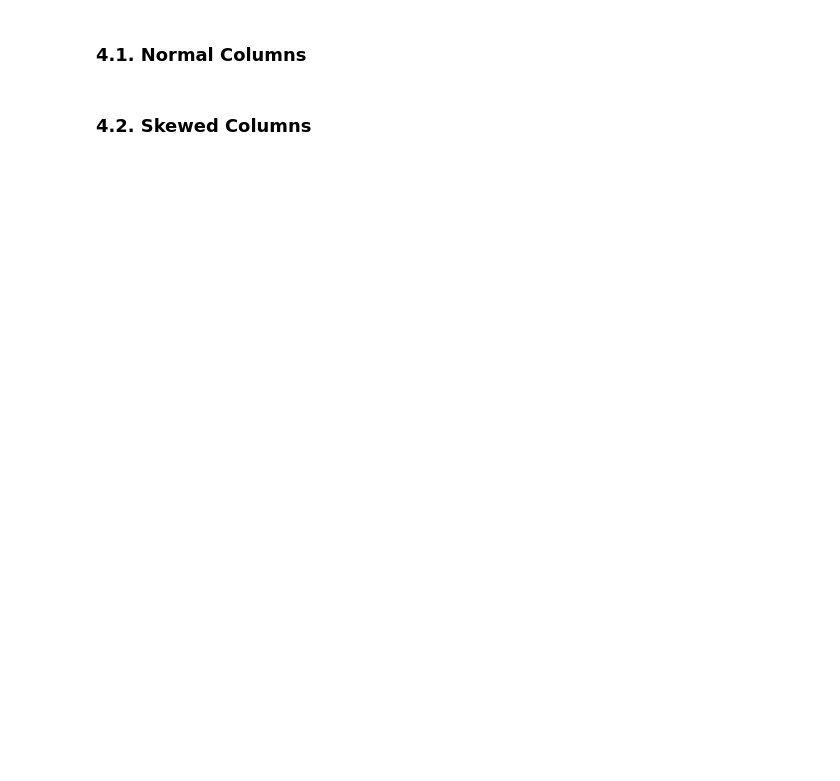
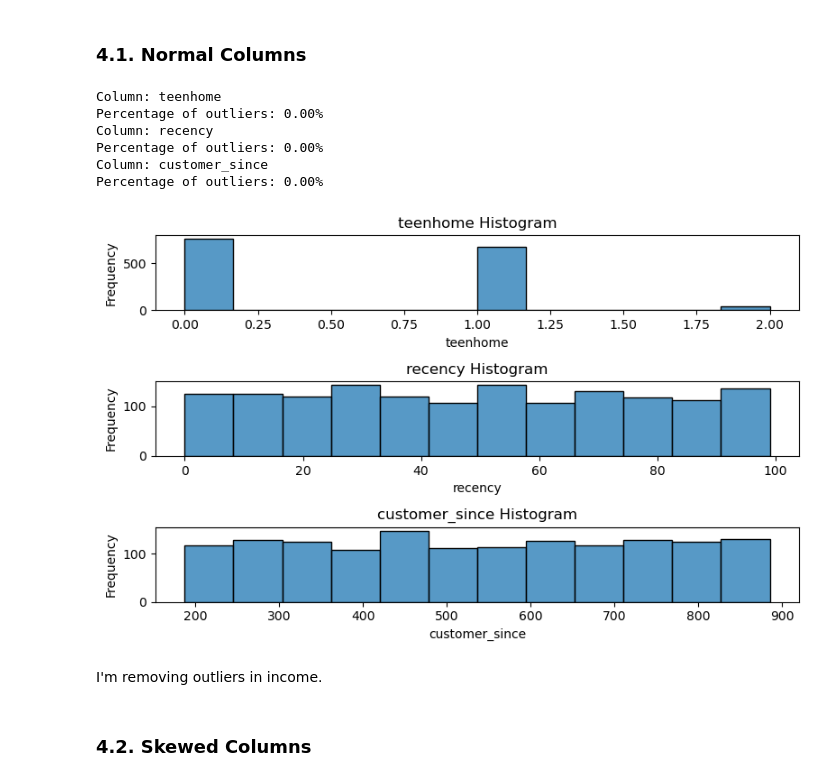
Before and after one commit to FTDS-assignment-bay/p2-final-project-ftds-002-sby-group-001, a Jupyter notebook: Classification.ipynb, the cells around one changed output. Saved outputs shown, nothing was run; the diff lists cells and outputs as text; code cells hidden in the pictures; blank space fills up the shorter version.

```diff
--- a/Classification.ipynb
+++ b/Classification.ipynb
@@ -286,7 +294,7 @@ Name: count, dtype: int64
 very imbalanced.
 # %%
 # split data train and test
-X_train, X_test, y_train, y_test = train_test_split(X, y, test_size = 0.35, stratify=y, random_state=2)
+X_train, X_test, y_train, y_test = train_test_split(X, y, test_size = 0.33, stratify=y, random_state=42)
 
 print('Train Size :', X_train.shape)
 print('Test Size :', X_test.shape)
@@ -327,0 +365,35 @@ Normal Columns: ['income', 'teenhome', 'recency', 'customer_since']
+# %%
+# Loop through each feature
+for feature in col_n:
+    # Call the function
+    outliers_percentage_zscore(X_train_num, feature)
+# %% [output]
+Column: teenhome
+Percentage of outliers: 0.00%
+Column: recency
+Percentage of outliers: 0.00%
+Column: customer_since
+Percentage of outliers: 0.00%
+# %%
+# Get the number of columns
+n_cols = len(col_n)
+
+# Create a figure and axes object
+fig, axes = plt.subplots(nrows=n_cols, ncols=1, figsize=(8, 5))
+
+# Loop over the columns and plot a histogram for each column
+for i, col in enumerate(col_n):
+    # Plot the histogram using seaborn
+    sns.histplot(data=X_train_num, x=col, ax=axes[i])
+    # Set the title and labels
+    axes[i].set_title(col + " Histogram")
+    axes[i].set_xlabel(col)
+    axes[i].set_ylabel("Frequency")
+
+# Adjust the layout and show the plot
+plt.tight_layout()
+plt.show()
+# %% [output]
+[figure, added]
+# %% [markdown]
+I'm removing outliers in income.
```
Also changed, not shown: parts of 49 cells of this notebook, 5 other files.
